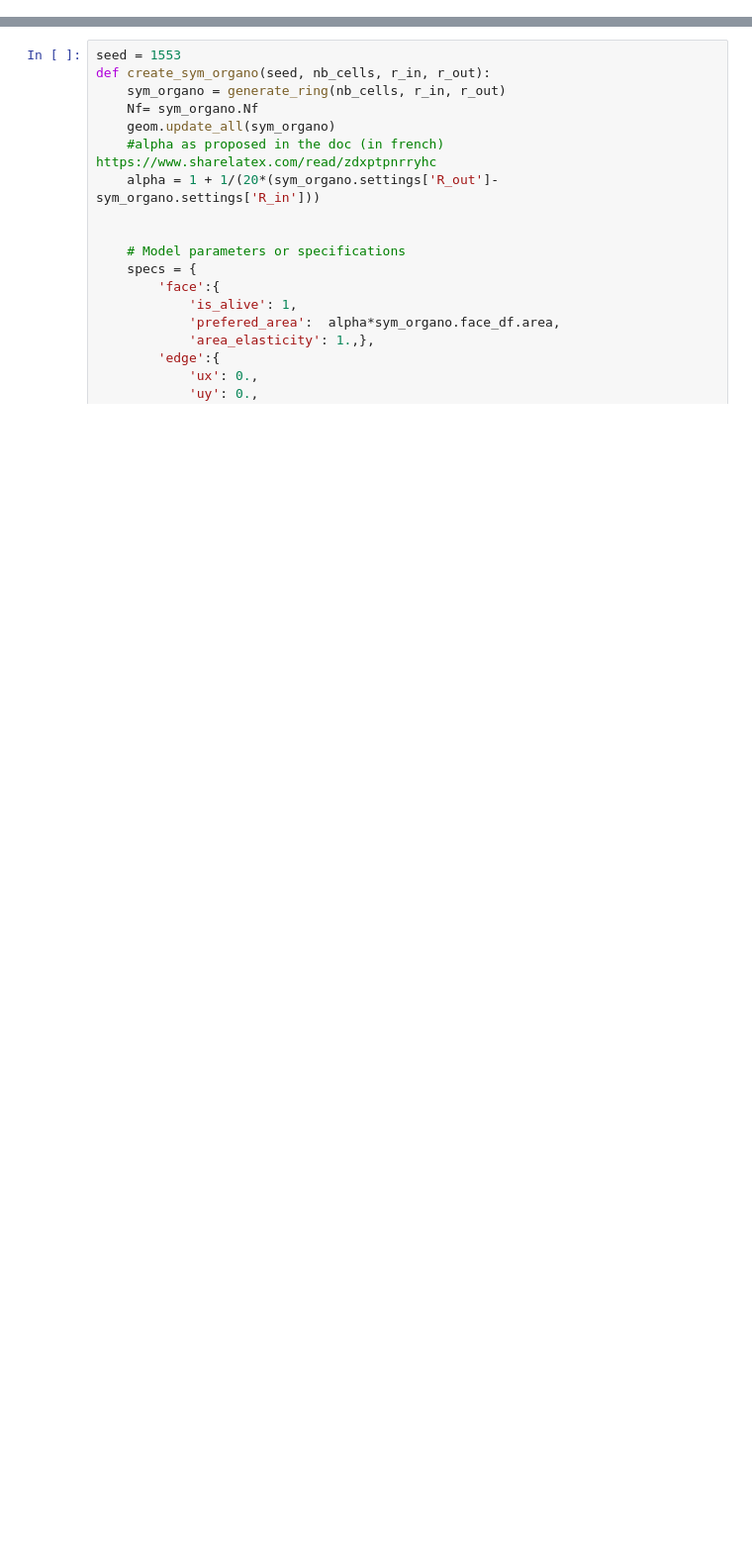
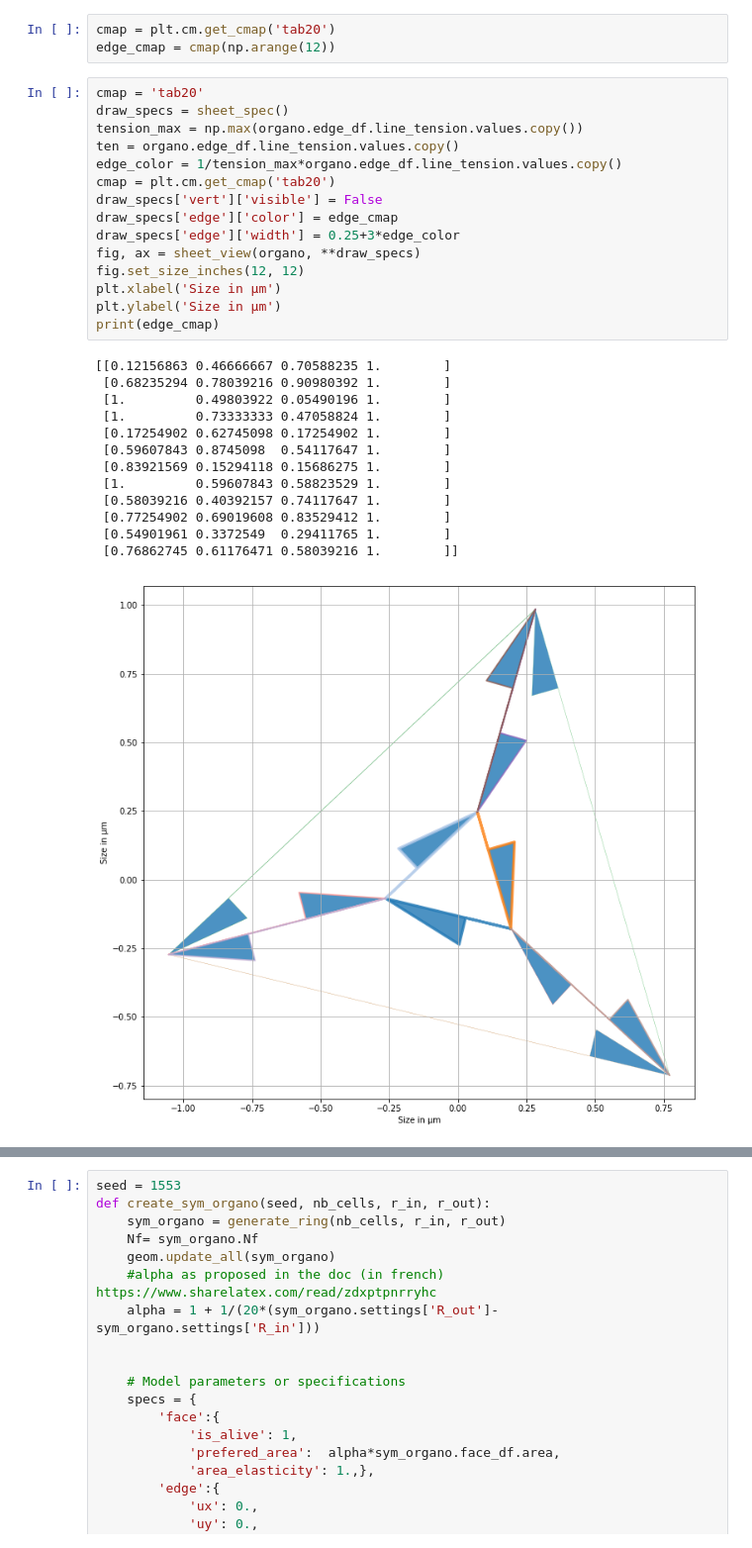
Before and after one commit to felixquinton/tyssue-taylor, a Jupyter notebook: notebooks/fi_investigation.ipynb, the cells around one changed output, grey strips where cells are left out. Shown at 99% size. Drawn from its saved outputs; the diff is of its cells as text; blank space fills up the shorter version.

```diff
--- a/notebooks/fi_investigation.ipynb
+++ b/notebooks/fi_investigation.ipynb
@@ -90,0 +211,32 @@ print_tensions(organo, organo)
+# %%
+cmap = plt.cm.get_cmap('tab20')
+edge_cmap = cmap(np.arange(12))
+# %%
+cmap = 'tab20'
+draw_specs = sheet_spec()
+tension_max = np.max(organo.edge_df.line_tension.values.copy())
+ten = organo.edge_df.line_tension.values.copy()
+edge_color = 1/tension_max*organo.edge_df.line_tension.values.copy()
+cmap = plt.cm.get_cmap('tab20')
+draw_specs['vert']['visible'] = False
+draw_specs['edge']['color'] = edge_cmap
+draw_specs['edge']['width'] = 0.25+3*edge_color
+fig, ax = sheet_view(organo, **draw_specs)
+fig.set_size_inches(12, 12)
+plt.xlabel('Size in µm')
+plt.ylabel('Size in µm')
+print(edge_cmap)
+# %% [output]
+[[0.12156863 0.46666667 0.70588235 1.        ]
+ [0.68235294 0.78039216 0.90980392 1.        ]
+ [1.         0.49803922 0.05490196 1.        ]
+ [1.         0.73333333 0.47058824 1.        ]
+ [0.17254902 0.62745098 0.17254902 1.        ]
+ [0.59607843 0.8745098  0.54117647 1.        ]
+ [0.83921569 0.15294118 0.15686275 1.        ]
+ [1.         0.59607843 0.58823529 1.        ]
+ [0.58039216 0.40392157 0.74117647 1.        ]
+ [0.77254902 0.69019608 0.83529412 1.        ]
+ [0.54901961 0.3372549  0.29411765 1.        ]
+ [0.76862745 0.61176471 0.58039216 1.        ]]
+[figure, added]
```
Also changed, not shown: parts of 31 cells of this notebook, 14 other files.
